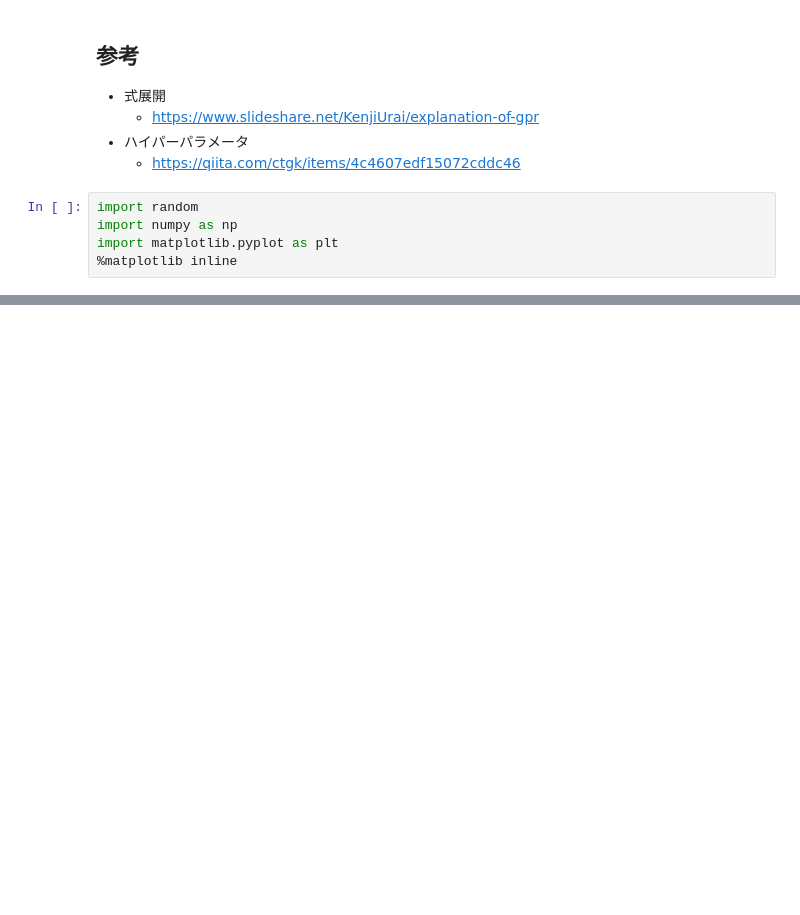
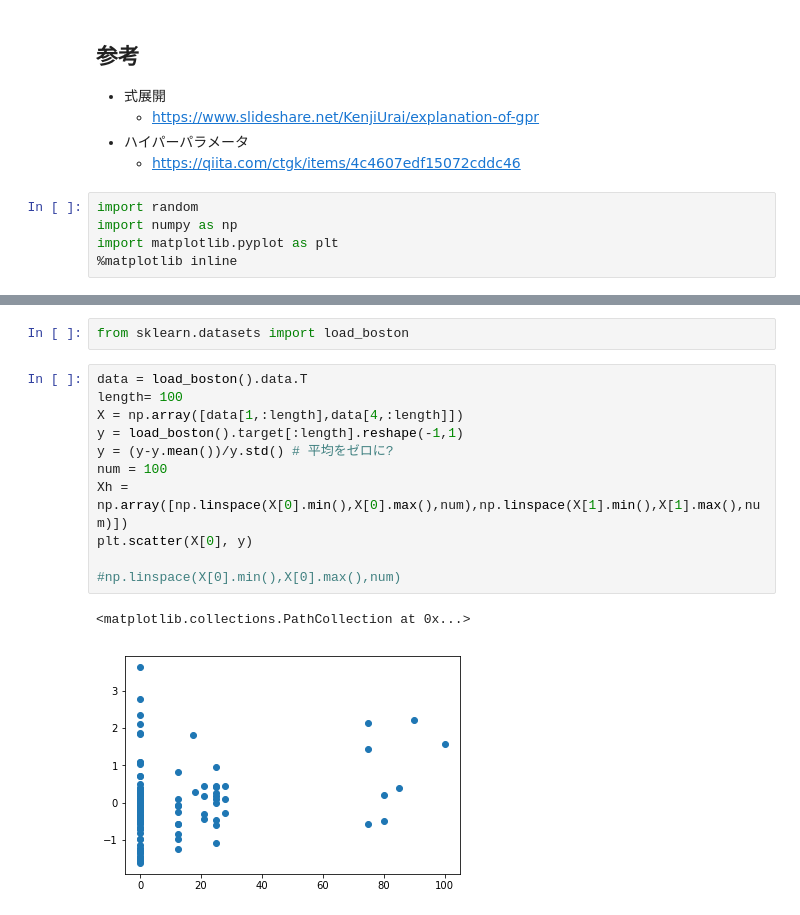
Before and after one commit to uema/gp-scratch, a Jupyter notebook: gp-scratch_hyp.ipynb, the cells around one changed output, grey strips where cells are left out. Cells and saved outputs as stored; diff of their text form; blank space fills up the shorter version.

Commit message:
boston

```diff
--- a/gp-scratch_hyp.ipynb
+++ b/gp-scratch_hyp.ipynb
@@ -113,0 +120,16 @@ plt.fill_between(X_h[0,:], (yh_mean-yh_std).reshape(-1,), (yh_mean+yh_std).resha
+# %%
+from sklearn.datasets import load_boston
+# %%
+data = load_boston().data.T
+length= 100
+X = np.array([data[1,:length],data[4,:length]])
+y = load_boston().target[:length].reshape(-1,1)
+y = (y-y.mean())/y.std() # 平均をゼロに?
+num = 100
+Xh = np.array([np.linspace(X[0].min(),X[0].max(),num),np.linspace(X[1].min(),X[1].max(),num)])
+plt.scatter(X[0], y)
+
+#np.linspace(X[0].min(),X[0].max(),num)
+# %% [output]
+<matplotlib.collections.PathCollection at 0x...>
+[figure, added]
```
Also changed, not shown: parts of 6 cells of this notebook.
